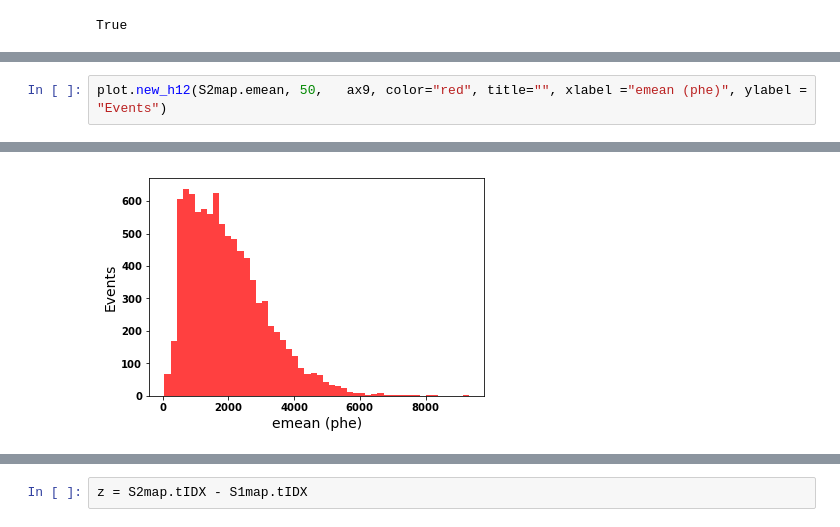
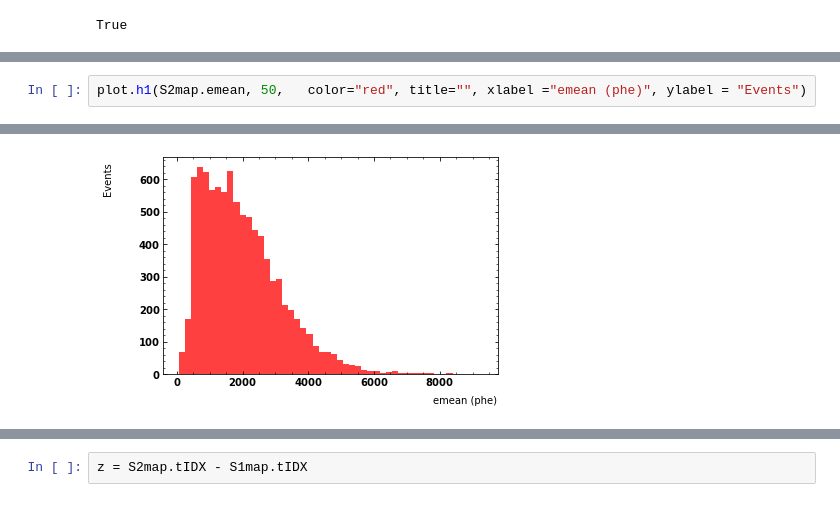
Before and after one commit to neuslopez/ICARO, a Jupyter notebook: CoMC.ipynb, the cells around one changed output, grey strips where cells are left out. Saved outputs shown, nothing was run; the diff lists cells and outputs as text.

```diff
--- a/CoMC.ipynb
+++ b/CoMC.ipynb
@@ -146,5 +166,5 @@ ax9.set_yscale('log')
 # %% [output]
 [figure]
 # %%
-plot.new_h12(S2map.emean, 50,   ax9, color="red", title="", xlabel ="emean (phe)", ylabel = "Events")
+plot.h1(S2map.emean, 50,   color="red", title="", xlabel ="emean (phe)", ylabel = "Events")
 # %% [output]
@@ -151 +172 @@ plot.new_h12(S2map.emean, 50,   ax9, color="red", title="", xlabel ="emean (phe)
-[figure, old version]
+[figure, new version]
```
Also changed, not shown: parts of 44 cells of this notebook, 5 other files.
